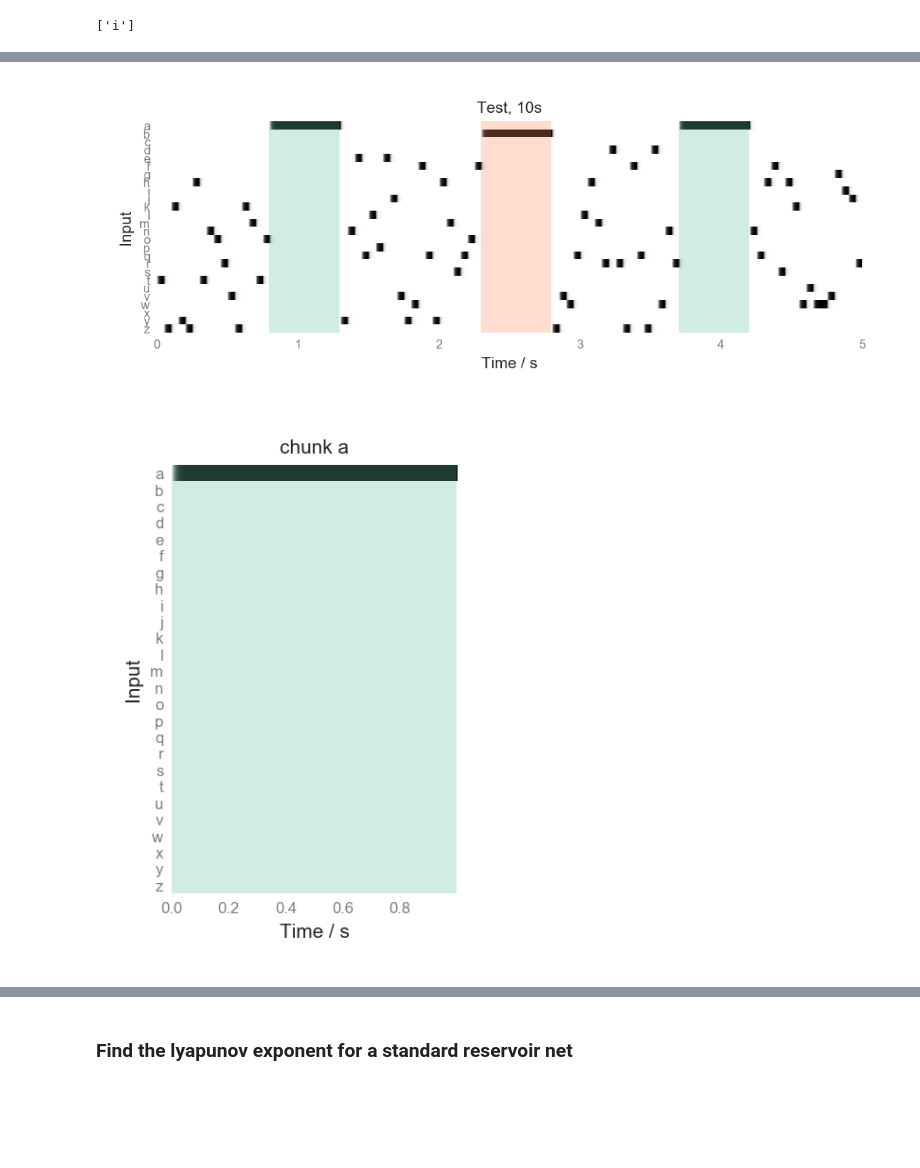
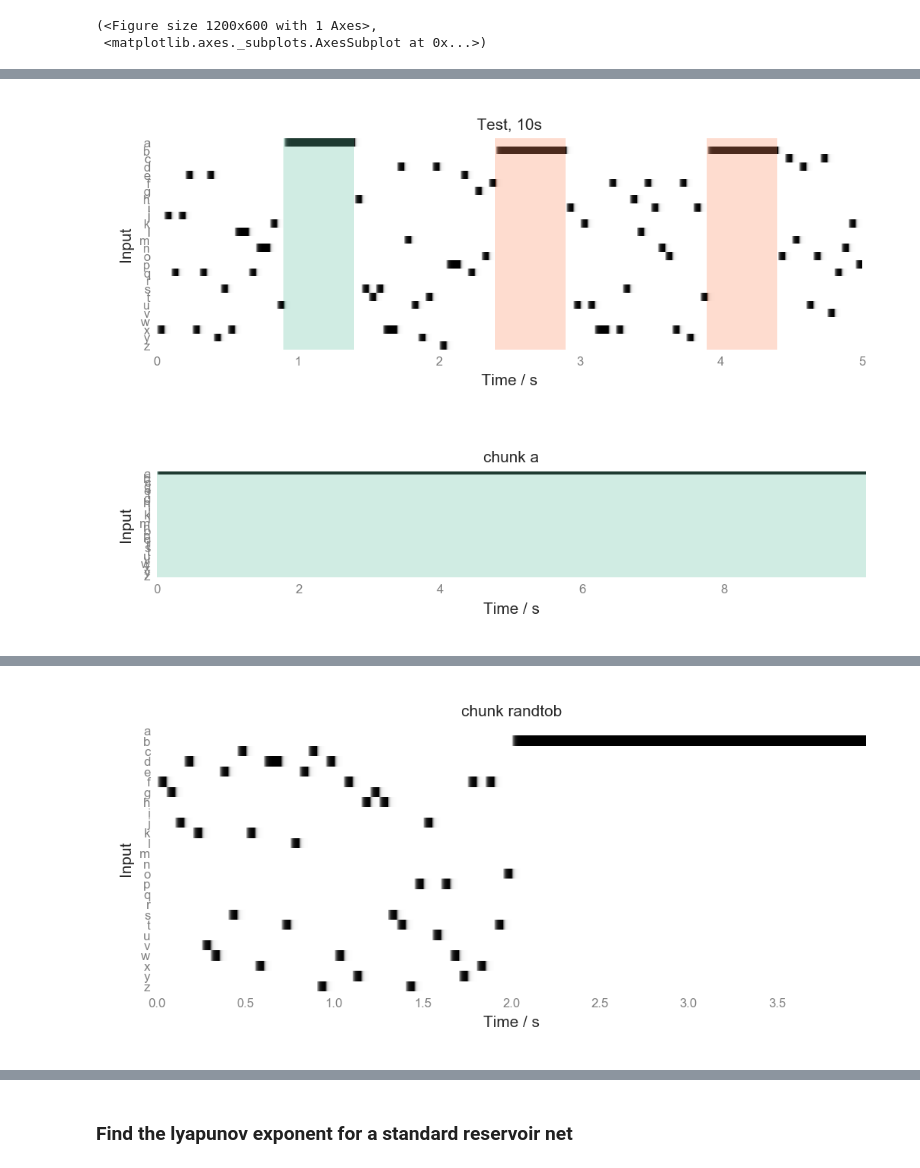
Before and after one commit to TomGeorge1234/ReservoirComputing, a Jupyter notebook: reservoirLyapunov.ipynb, the cells around one changed output, grey strips where cells are left out. Saved outputs shown, nothing was run; the diff lists cells and outputs as text; code cells hidden in the pictures; blank space fills up the shorter version.

```diff
--- a/reservoirLyapunov.ipynb
+++ b/reservoirLyapunov.ipynb
@@ -8,32 +5,55 @@ The autoreload extension is already loaded. To reload it, use:
 # %%
 inputParams = defaultInputParams.copy()
-inputParams['chunkList'] =[['a','a','a','a','a','a','a','a','a','a'],['b','b','b','b','b','b','b','b','b','b']]
+inputParams['chunkList'] =[['a']*10,['b']*10]
 inputParams['interChunkSyllables'] = alphabet[2:]
 inputParams['gapRange'] = [15,20]
-inputs = getInputs(inputParams,totalTime=400)
-plotInputs(inputs,title='Train, 500s')
+inputs = getInputs(inputParams,totalTime=200)
+plotInputs(inputs,title='Train, 200s')
 
 inputsTest = getInputs(inputParams,totalTime=10)
 plotInputs(inputsTest,title='Test, 10s')
 
+inputParams = defaultInputParams.copy()
 inputParams['singleChunkOnly'] = True
-inputParams['chunkList'] = [['a']*20]
+inputParams['chunkList'] = [['a']*200]
 inputParams['chunkLabels'] = [0]
 inputsTest_a = getInputs(inputParams)
-plotInputs(inputsTest_a,title='chunk a')
+plotInputs(inputsTest_a,title='chunk a',tstart=0,tend=10)
 
+inputParams = defaultInputParams.copy()
 inputParams['singleChunkOnly'] = True
-inputParams['chunkList'] = [['b']*20]
+inputParams['chunkList'] = [['b']*200]
 inputParams['chunkLabels'] = [1]
 inputsTest_b = getInputs(inputParams)
-plotInputs(inputsTest_b,title='chunk b')
+plotInputs(inputsTest_b,title='chunk b',tstart=0,tend=10)
 
+inputParams = defaultInputParams.copy()
 inputParams['singleChunkOnly'] = True
-inputParams['chunkList'] = [random.choices(inputParams['interChunkSyllables'], k = 20)]
+inputParams['chunkList'] = [['ab_']*40 + ['a']*40]
+inputParams['chunkLabels'] = ['r']
+inputsTest_ra = getInputs(inputParams)
+plotInputs(inputsTest_ra,title='chunk randtoa')
+
+inputParams = defaultInputParams.copy()
+inputParams['singleChunkOnly'] = True
+inputParams['chunkList'] = [['ab_']*40 + ['b']*40]
+inputParams['chunkLabels'] = ['r']
+inputsTest_rb = getInputs(inputParams)
+plotInputs(inputsTest_rb,title='chunk randtob')
+
+inputParams = defaultInputParams.copy()
+inputParams['singleChunkOnly'] = True
+inputParams['chunkList'] = [['ab_']*40 + [' ']*40]
+inputParams['chunkLabels'] = ['r']
+inputsTest_rn = getInputs(inputParams)
+plotInputs(inputsTest_rn,title='chunk randtonone')
+
+inputParams = defaultInputParams.copy()
+inputParams['singleChunkOnly'] = True
+inputParams['chunkList'] = [['ab_']*200]
 inputParams['chunkLabels'] = ['r']
 inputsTest_r = getInputs(inputParams)
-plotInputs(inputsTest_r,title='chunk random')
-
-random.choices(alphabet)
+plotInputs(inputsTest_r,title='chunk random',tstart=0,tend=10)
 # %% [output]
-['i']
+(<Figure size 1200x600 with 1 Axes>,
+ <matplotlib.axes._subplots.AxesSubplot at 0x...>)
@@ -41,2 +61,2 @@ random.choices(alphabet)
-[figure, old version]
+[figure, new version]
-[figure, old version]
+[figure, new version]
@@ -44,0 +65 @@ random.choices(alphabet)
+[figure, added]
```
Also changed, not shown: parts of 14 cells of this notebook, 7 other files.
